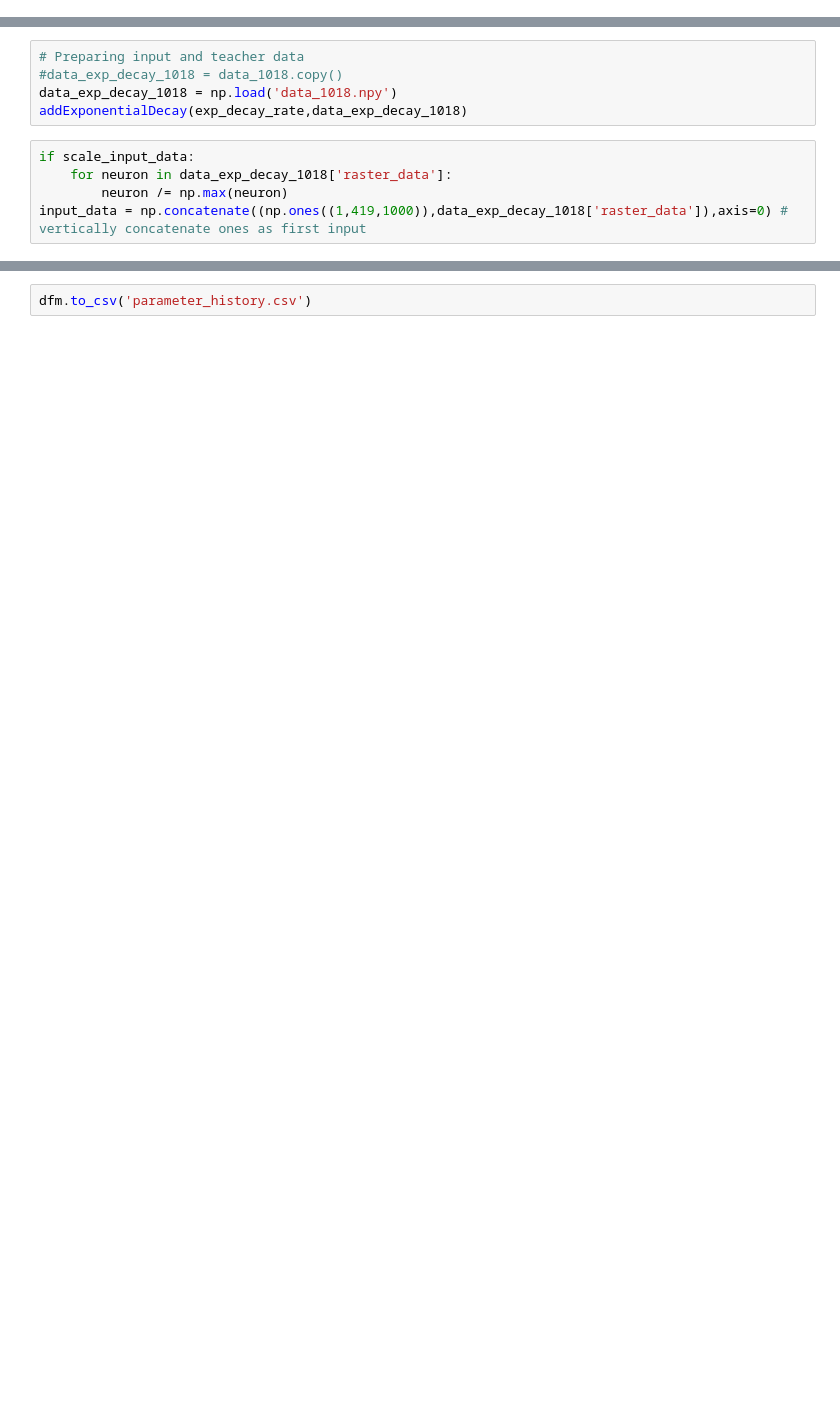
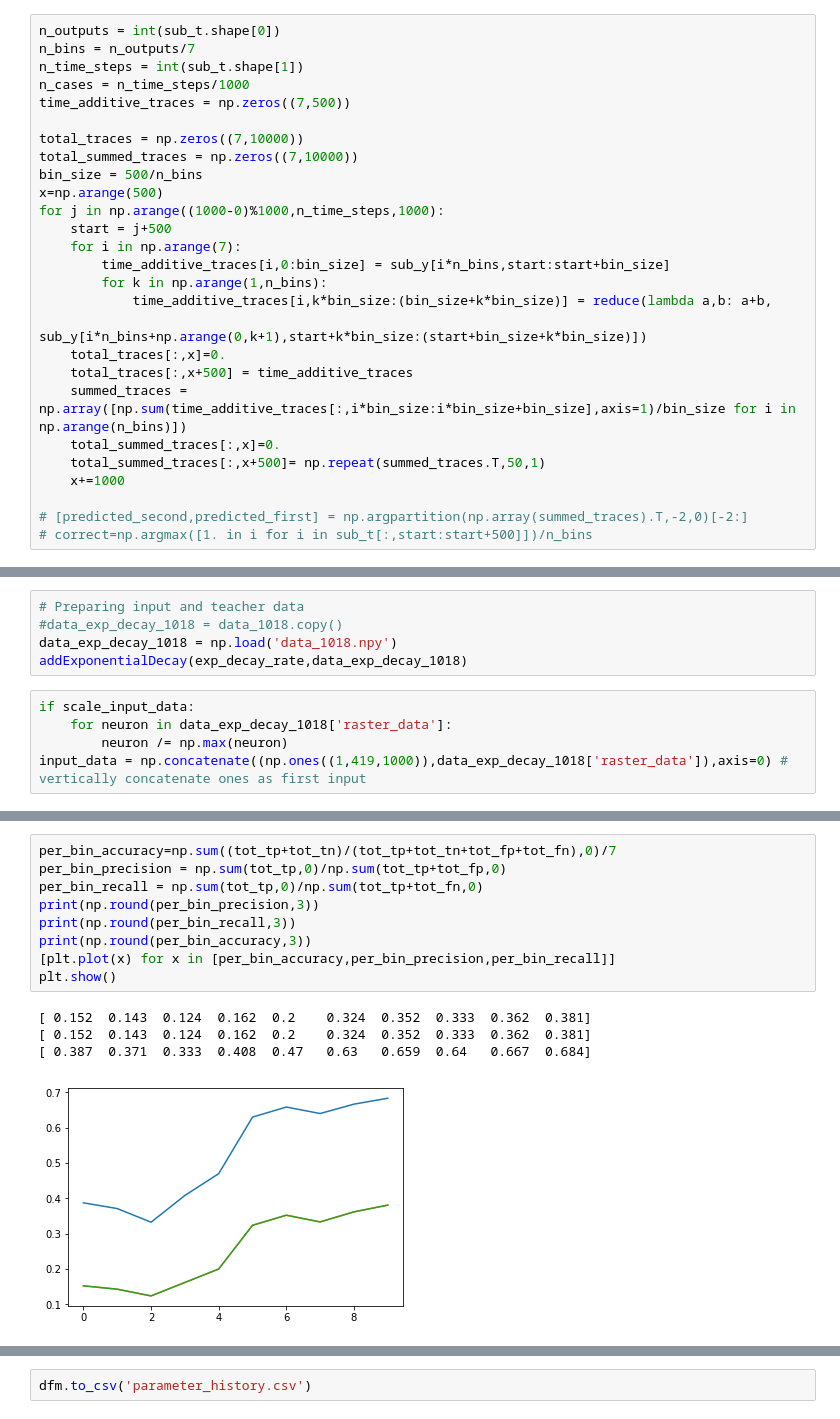
Before and after one commit to brookefitzgerald/ESNResearch, a Jupyter notebook: ZhangClassifyPlayground.ipynb, the cells around one changed output, grey strips where cells are left out. Cells and saved outputs as stored; diff of their text form; blank space fills up the shorter version.

```diff
--- a/ZhangClassifyPlayground.ipynb
+++ b/ZhangClassifyPlayground.ipynb
@@ -236,0 +260,27 @@ def calculateTotalAccuracy(y_target,y,nToSkip = 100):
+# %%
+n_outputs = int(sub_t.shape[0])
+n_bins = n_outputs/7
+n_time_steps = int(sub_t.shape[1])
+n_cases = n_time_steps/1000
+time_additive_traces = np.zeros((7,500))
+
+total_traces = np.zeros((7,10000))
+total_summed_traces = np.zeros((7,10000))
+bin_size = 500/n_bins
+x=np.arange(500)
+for j in np.arange((1000-0)%1000,n_time_steps,1000):
+    start = j+500
+    for i in np.arange(7):
+        time_additive_traces[i,0:bin_size] = sub_y[i*n_bins,start:start+bin_size]
+        for k in np.arange(1,n_bins):
+            time_additive_traces[i,k*bin_size:(bin_size+k*bin_size)] = reduce(lambda a,b: a+b,
+                                                                                  sub_y[i*n_bins+np.arange(0,k+1),start+k*bin_size:(start+bin_size+k*bin_size)])
+    total_traces[:,x]=0.
+    total_traces[:,x+500] = time_additive_traces
+    summed_traces = np.array([np.sum(time_additive_traces[:,i*bin_size:i*bin_size+bin_size],axis=1)/bin_size for i in np.arange(n_bins)])
+    total_summed_traces[:,x]=0.
+    total_summed_traces[:,x+500]= np.repeat(summed_traces.T,50,1)
+    x+=1000
+
+# [predicted_second,predicted_first] = np.argpartition(np.array(summed_traces).T,-2,0)[-2:]
+# correct=np.argmax([1. in i for i in sub_t[:,start:start+500]])/n_bins
@@ -367,0 +777,14 @@ Using matplotlib backend: Qt5Agg
+# %%
+per_bin_accuracy=np.sum((tot_tp+tot_tn)/(tot_tp+tot_tn+tot_fp+tot_fn),0)/7
+per_bin_precision = np.sum(tot_tp,0)/np.sum(tot_tp+tot_fp,0)
+per_bin_recall = np.sum(tot_tp,0)/np.sum(tot_tp+tot_fn,0)
+print(np.round(per_bin_precision,3))
+print(np.round(per_bin_recall,3))
+print(np.round(per_bin_accuracy,3))
+[plt.plot(x) for x in [per_bin_accuracy,per_bin_precision,per_bin_recall]]
+plt.show()
+# %% [output]
+[ 0.152  0.143  0.124  0.162  0.2    0.324  0.352  0.333  0.362  0.381]
+[ 0.152  0.143  0.124  0.162  0.2    0.324  0.352  0.333  0.362  0.381]
+[ 0.387  0.371  0.333  0.408  0.47   0.63   0.659  0.64   0.667  0.684]
+[figure, added]
```
Also changed, not shown: parts of 56 cells of this notebook, 1 other file.
